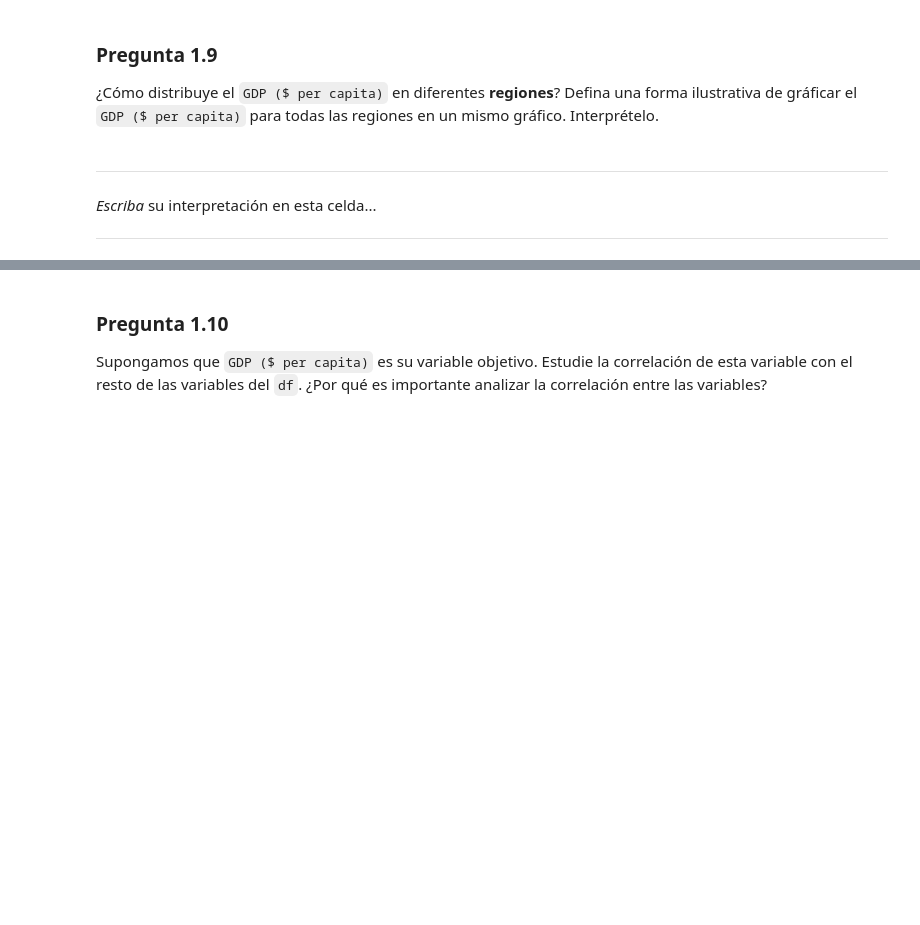
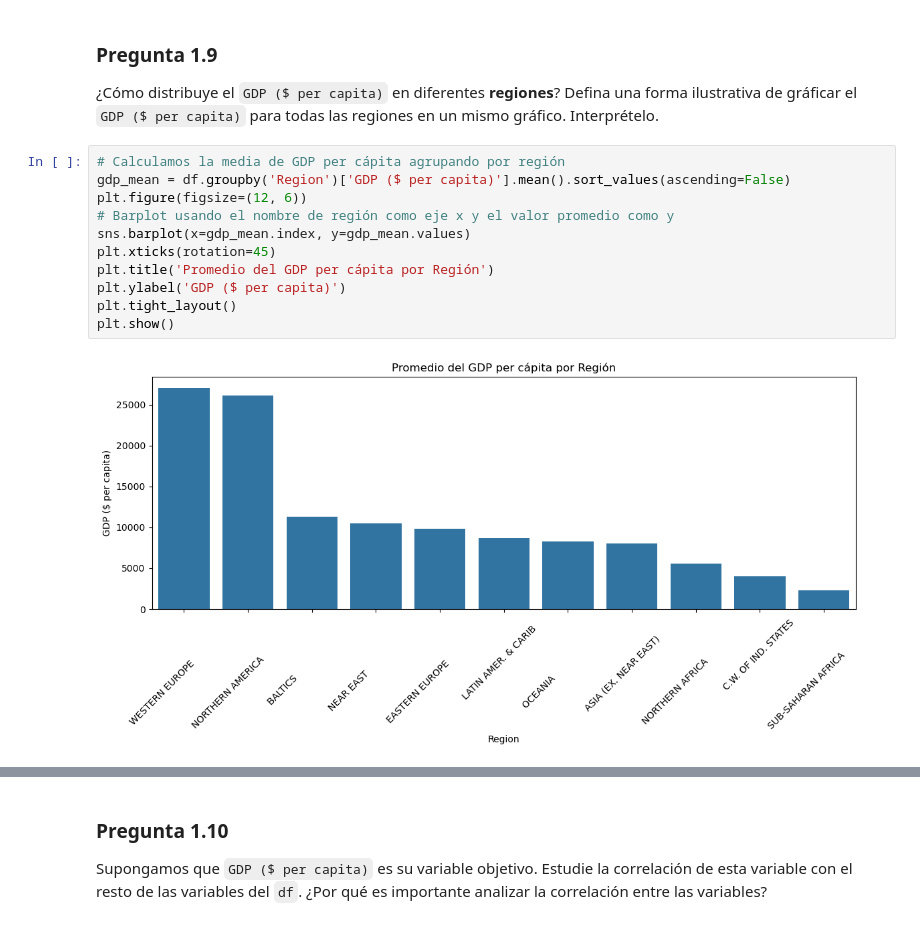
Before and after one commit to GabOqueli-16062022/Aplicaciones_Machine_Learning_economia, a Jupyter notebook: Tarea I/Tarea_1.ipynb, the cells around one changed output, grey strips where cells are left out. Drawn from its saved outputs; the diff is of its cells as text; blank space fills up the shorter version.

```diff
--- a/Tarea I/Tarea_1.ipynb
+++ b/Tarea I/Tarea_1.ipynb
@@ -466,14 +466,16 @@ Se identificó la presencia de valores nulos en algunas variables; sin embargo,
 ### Pregunta 1.9
 
 ¿Cómo distribuye el `GDP ($ per capita)` en diferentes **regiones**? Defina una forma ilustrativa de gráficar el `GDP ($ per capita)` para todas las regiones en un mismo gráfico. Interprételo.
-# %% [markdown]
-
-
-
----
-
-
-*Escriba* su interpretación en esta celda...
-
-
----
+# %%
+# Calculamos la media de GDP per cápita agrupando por región
+gdp_mean = df.groupby('Region')['GDP ($ per capita)'].mean().sort_values(ascending=False)
+plt.figure(figsize=(12, 6))
+# Barplot usando el nombre de región como eje x y el valor promedio como y
+sns.barplot(x=gdp_mean.index, y=gdp_mean.values)
+plt.xticks(rotation=45)
+plt.title('Promedio del GDP per cápita por Región')
+plt.ylabel('GDP ($ per capita)')
+plt.tight_layout()
+plt.show()
+# %% [output]
+[figure, added]
```
Also changed, not shown: parts of 39 cells of this notebook.
